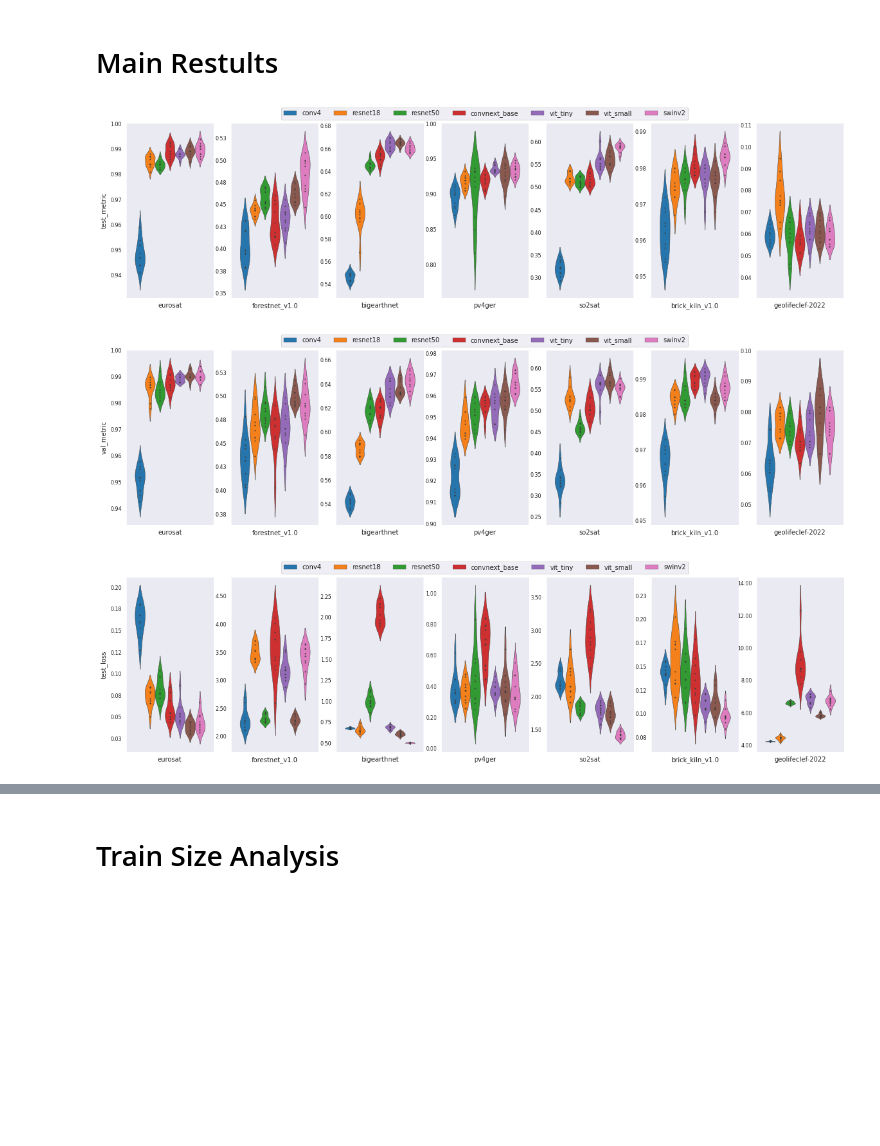
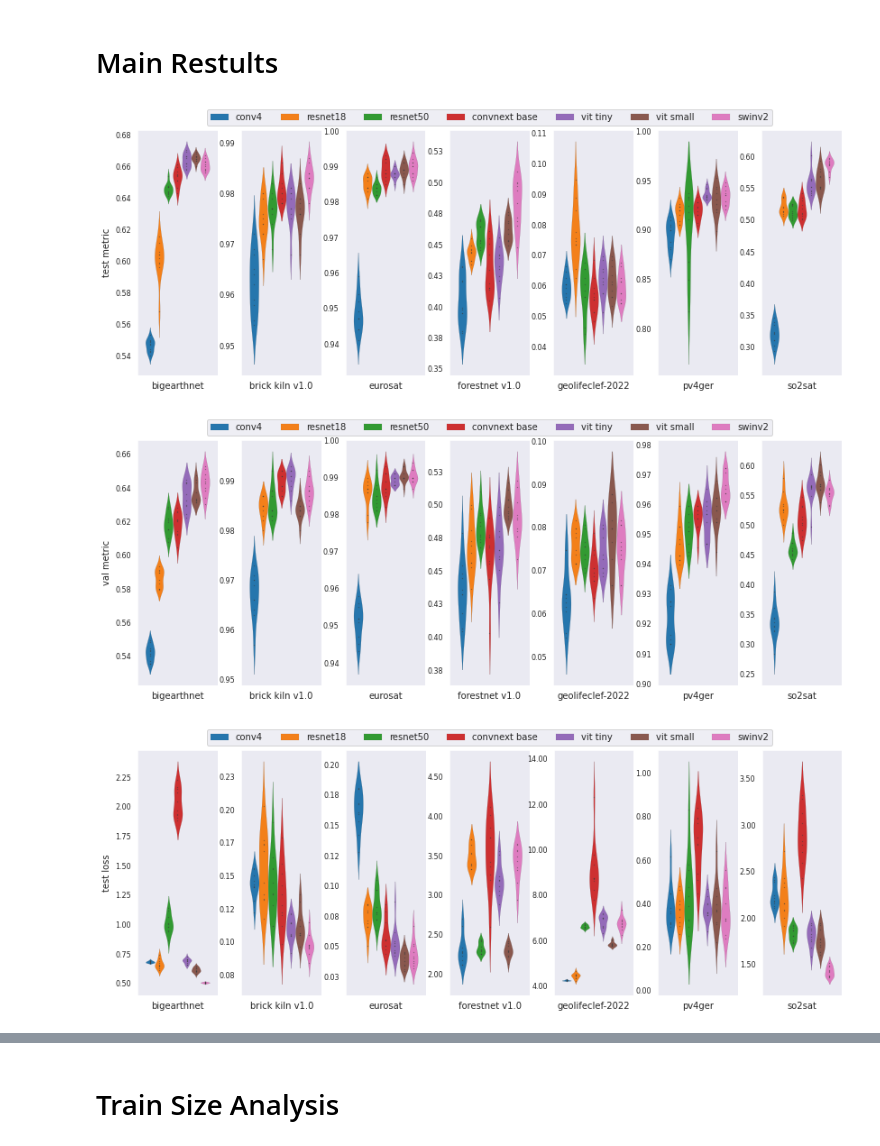
Before and after one commit to ServiceNow/geo-bench, a Jupyter notebook: ccb/experiment/parse_results.ipynb, the cells around one changed output, grey strips where cells are left out. Saved outputs shown, nothing was run; the diff lists cells and outputs as text; code cells hidden in the pictures; blank space fills up the shorter version.

Commit message:
improve tools for visualizing results

```diff
--- a/ccb/experiment/parse_results.ipynb
+++ b/ccb/experiment/parse_results.ipynb
@@ -17,25 +17,25 @@ from ccb.experiment import parse_results
 # %%
 # sweep_results_path = "/mnt/data/experiments/nils/classification_results/sweep_results_2022-07-20_11-24-05.csv"
 # df = pd.read_csv(sweep_results_path)
 seeded_results_path = "/mnt/data/experiments/nils/classification_results/seeded_runs_2022-07-25_11-01-58.csv"
 df = pd.read_csv(seeded_results_path)
 
 # df['train_ratio'] = [get_train_ratio(part_name) for part_name in df['partition_name']]
 df = df.applymap(parse_results.clean_names)
-model_order = "conv4 resnet18 resnet50 convnext_base vit_tiny vit_small swinv2".split()
-ds_1x = df[df['partition_name'] == '1.00x_train'].copy()
+df = df.rename(columns=parse_results.clean_names)
+
+model_order = "conv4,resnet18,resnet50,convnext base,vit tiny,vit small,swinv2".split(",")
+ds_1x = df[df['partition name'] == '1.00x train'].copy()
 normalizer = parse_results.make_normalizer(ds_1x)
-normalizer.normalize_data_frame(ds_1x, ["test_metric", "val_metric"])
-
-plt.rcParams['figure.figsize'] = [20, 5]
+normalizer.normalize_data_frame(ds_1x, ["test metric", "val metric"])
 
 
-parse_results.plot_per_dataset_3(ds_1x, model_order, metric="test_metric", sharey=False, inner="points")
-plt.tight_layout(h_pad=0.5)
-parse_results.plot_per_dataset_3(ds_1x, model_order, metric="val_metric", sharey=False, inner="points")
-parse_results.plot_per_dataset_3(ds_1x, model_order, metric="test_loss", sharey=False, inner="points")
-parse_results.plot_per_dataset_3(ds_1x, model_order, metric="val_loss", sharey=False, inner="points")
+parse_results.plot_per_dataset_3(ds_1x, model_order, metric="test metric", sharey=False, inner="points")
+plt.savefig(Path.home() / "figures" / "test metric.pdf", bbox_inches="tight")
+parse_results.plot_per_dataset_3(ds_1x, model_order, metric="val metric", sharey=False, inner="points")
+parse_results.plot_per_dataset_3(ds_1x, model_order, metric="test loss", sharey=False, inner="points")
+parse_results.plot_per_dataset_3(ds_1x, model_order, metric="val loss", sharey=False, inner="points")
 # %% [output]
-[figure, old version]
+[figure, new version]
-[figure, old version]
+[figure, new version]
-[figure, old version]
+[figure, new version]
```
Also changed, not shown: parts of 8 cells of this notebook, 4 other files.
